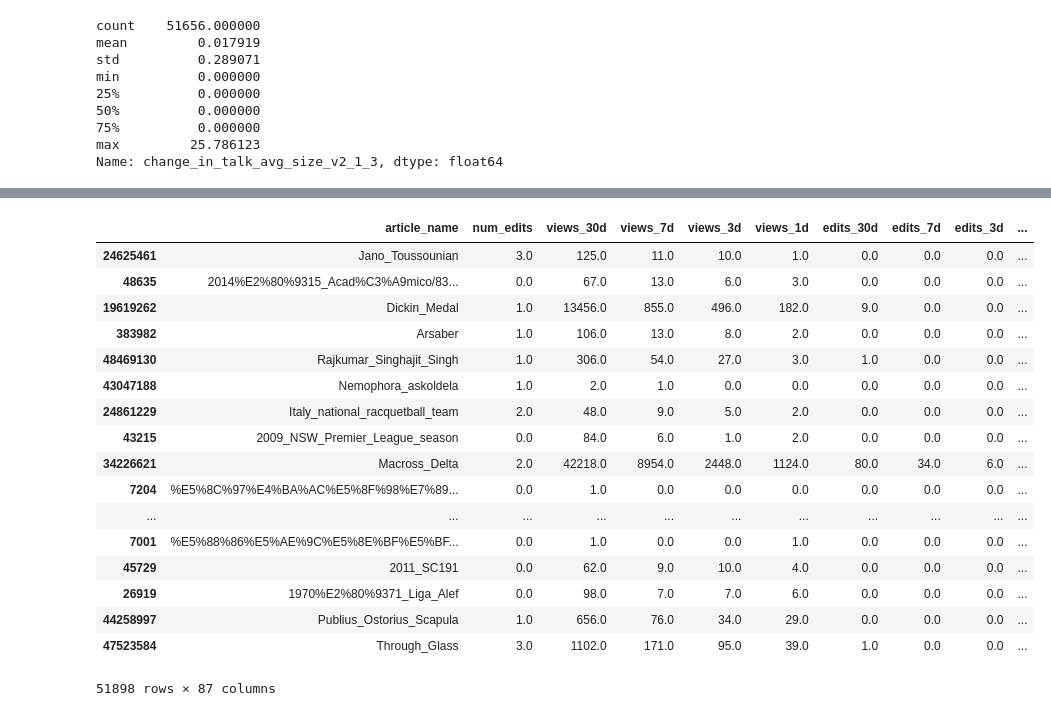
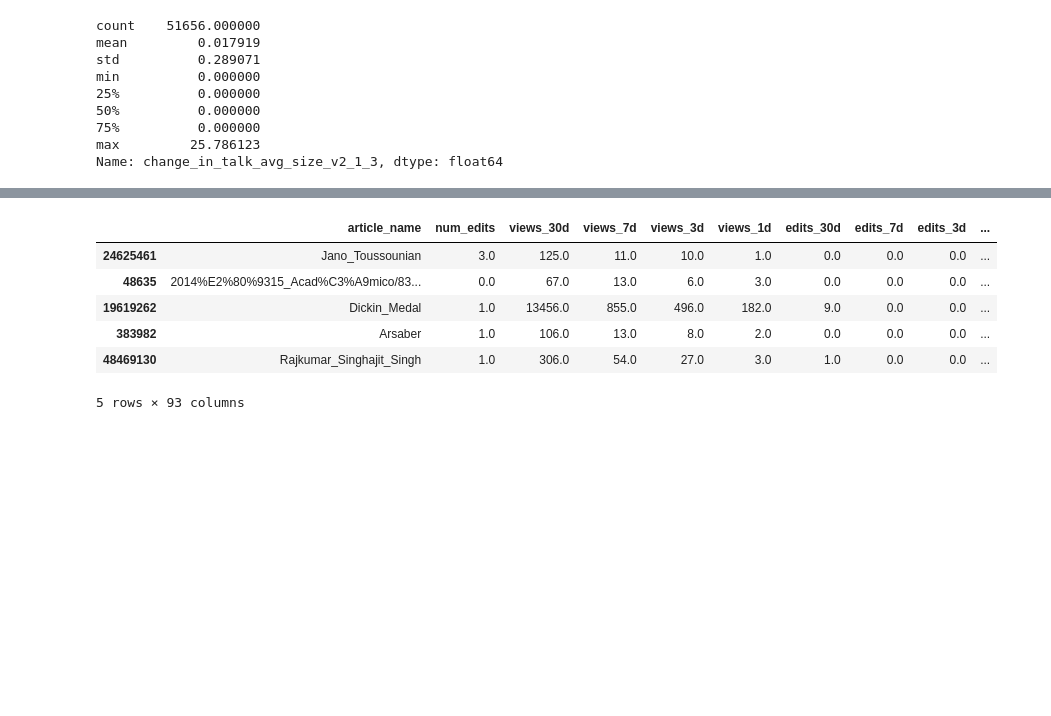
Before and after one commit to FajneFarita/Looking-for-a-Needle-in-a-Haystack-Predicting-Wikipedia-Edits, a Jupyter notebook: data/final/fall-2017-info-251-final-project-analysis-nnu.ipynb, the cells around one changed output, grey strips where cells are left out. Saved outputs shown, nothing was run; the diff lists cells and outputs as text; code cells hidden in the pictures; blank space fills up the shorter version.

```diff
--- a/data/final/fall-2017-info-251-final-project-analysis-nnu.ipynb
+++ b/data/final/fall-2017-info-251-final-project-analysis-nnu.ipynb
@@ -230,5 +234,7 @@ Name: change_in_edits_v2_7_30, dtype: float64
 # %%
 # Minor edits
+
+df_b['total_minor_edits'] = df_b.minor_edits_1d + df_b.minor_edits_3d + df_b.minor_edits_7d + df_b.minor_edits_30d
 
 # Version 1
 
@@ -308,5 +326,9 @@ df_b['change_in_avg_size_v2_1_3'] = df_b[['avg_size_1d', 'avg_size_3d', 'edits_1
 # %%
 # Talk views
+
+df_b['total_talk_views'] = df_b.talk_views_1d + df_b.talk_views_3d + df_b.talk_views_7d + df_b.talk_views_30d
+
+# Version 1
 
 df_b['change_in_talk_views_v1_7_30'] = df_b.talk_views_7d/4 - df_b.talk_views_30d/23
 
@@ -336,5 +358,7 @@ Name: change_in_talk_views_v2_7_30, dtype: float64
 # %%
 # Talk edits
+
+df_b['total_talk_edits'] = df_b.talk_edits_1d + df_b.talk_edits_3d + df_b.talk_edits_7d + df_b.talk_edits_30d
 
 # Version 1
 
@@ -366,5 +390,9 @@ Name: change_in_talk_edits_v2_7_30, dtype: float64
 # %%
 # Talk minor edits
+
+df_b['total_talk_minor_edits'] = (df_b.talk_minor_edits_1d + df_b.talk_minor_edits_3d +
+                                  df_b.talk_minor_edits_7d + df_b.talk_minor_edits_30d)
+
 
 # Version 1
 
@@ -484,24 +512,13 @@ Length: 87, dtype: int64
 # %%
-df_b
+df_b.head()
 # %% [output]
 |  | article_name | num_edits | views_30d | views_7d | views_3d | views_1d | edits_30d | edits_7d | edits_3d | ... |
 | 24625461 | Jano_Toussounian | 3.0 | 125.0 | 11.0 | 10.0 | 1.0 | 0.0 | 0.0 | 0.0 | ... |
 | 48635 | 2014%E2%80%9315_Acad%C3%A9mico/83... | 0.0 | 67.0 | 13.0 | 6.0 | 3.0 | 0.0 | 0.0 | 0.0 | ... |
 | 19619262 | Dickin_Medal | 1.0 | 13456.0 | 855.0 | 496.0 | 182.0 | 9.0 | 0.0 | 0.0 | ... |
 | 383982 | Arsaber | 1.0 | 106.0 | 13.0 | 8.0 | 2.0 | 0.0 | 0.0 | 0.0 | ... |
 | 48469130 | Rajkumar_Singhajit_Singh | 1.0 | 306.0 | 54.0 | 27.0 | 3.0 | 1.0 | 0.0 | 0.0 | ... |
-| 43047188 | Nemophora_askoldela | 1.0 | 2.0 | 1.0 | 0.0 | 0.0 | 0.0 | 0.0 | 0.0 | ... |
-| 24861229 | Italy_national_racquetball_team | 2.0 | 48.0 | 9.0 | 5.0 | 2.0 | 0.0 | 0.0 | 0.0 | ... |
-| 43215 | 2009_NSW_Premier_League_season | 0.0 | 84.0 | 6.0 | 1.0 | 2.0 | 0.0 | 0.0 | 0.0 | ... |
-| 34226621 | Macross_Delta | 2.0 | 42218.0 | 8954.0 | 2448.0 | 1124.0 | 80.0 | 34.0 | 6.0 | ... |
-| 7204 | %E5%8C%97%E4%BA%AC%E5%8F%98%E7%89... | 0.0 | 1.0 | 0.0 | 0.0 | 0.0 | 0.0 | 0.0 | 0.0 | ... |
-| ... | ... | ... | ... | ... | ... | ... | ... | ... | ... | ... |
-| 7001 | %E5%88%86%E5%AE%9C%E5%8E%BF%E5%BF... | 0.0 | 1.0 | 0.0 | 0.0 | 1.0 | 0.0 | 0.0 | 0.0 | ... |
-| 45729 | 2011_SC191 | 0.0 | 62.0 | 9.0 | 10.0 | 4.0 | 0.0 | 0.0 | 0.0 | ... |
-| 26919 | 1970%E2%80%9371_Liga_Alef | 0.0 | 98.0 | 7.0 | 7.0 | 6.0 | 0.0 | 0.0 | 0.0 | ... |
-| 44258997 | Publius_Ostorius_Scapula | 1.0 | 656.0 | 76.0 | 34.0 | 29.0 | 0.0 | 0.0 | 0.0 | ... |
-| 47523584 | Through_Glass | 3.0 | 1102.0 | 171.0 | 95.0 | 39.0 | 1.0 | 0.0 | 0.0 | ... |
-51898 rows × 87 columns
+5 rows × 93 columns
 # %%
 # Write balanced data (with new features) to csv
 
```
Also changed, not shown: parts of 17 cells of this notebook, 3 other files.
